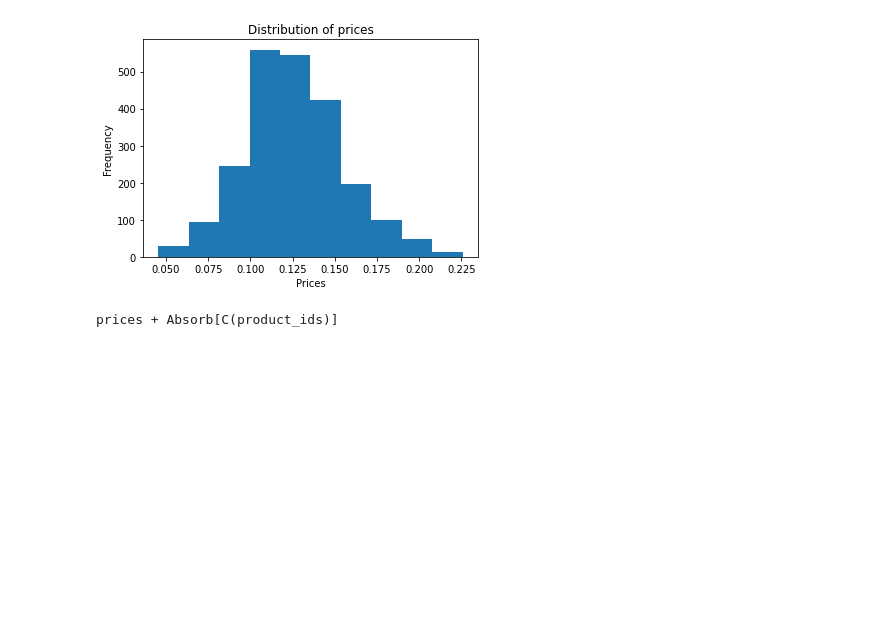
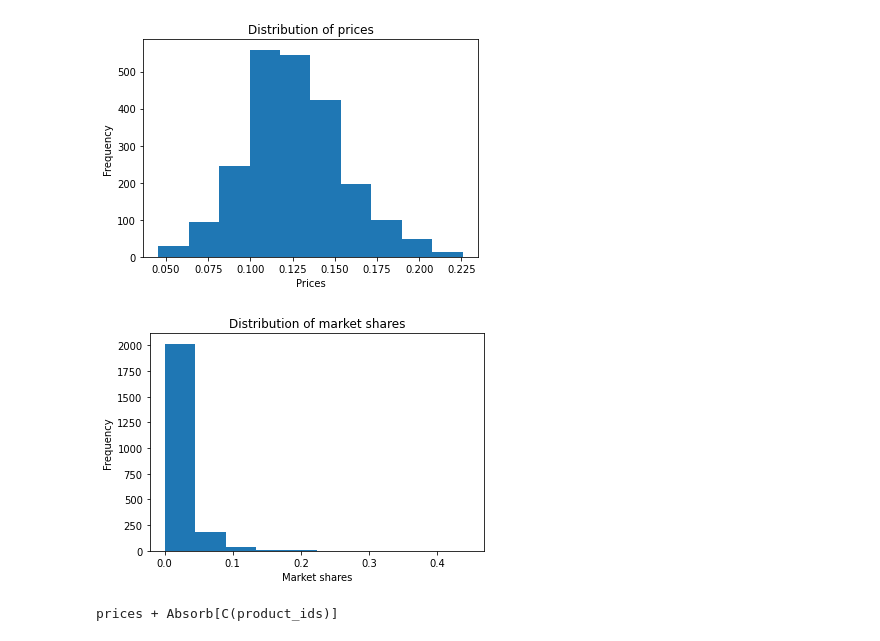
Before and after one commit to ulrichwohak/demand_estimation_tutorial, a Jupyter notebook: PyBLP_tutorial.ipynb, the cells around one changed output. Cells and saved outputs as stored; diff of their text form; code cells hidden in the pictures; blank space fills up the shorter version.

```diff
--- a/PyBLP_tutorial.ipynb
+++ b/PyBLP_tutorial.ipynb
@@ -152,6 +152,14 @@ plt.title('Distribution of prices')
 plt.show()
 # %% [output]
 [figure]
+# %%
+plt.hist(product_data['shares'])
+plt.xlabel('Market shares')
+plt.ylabel('Frequency')
+plt.title('Distribution of market shares')
+plt.show()
+# %% [output]
+[figure, added]
 # %%
 # Set up: Need to specify the formulation of our demand model
 logit_formulation = pyblp.Formulation('prices', absorb='C(product_ids)')
```
Also changed, not shown: parts of 11 cells of this notebook.
